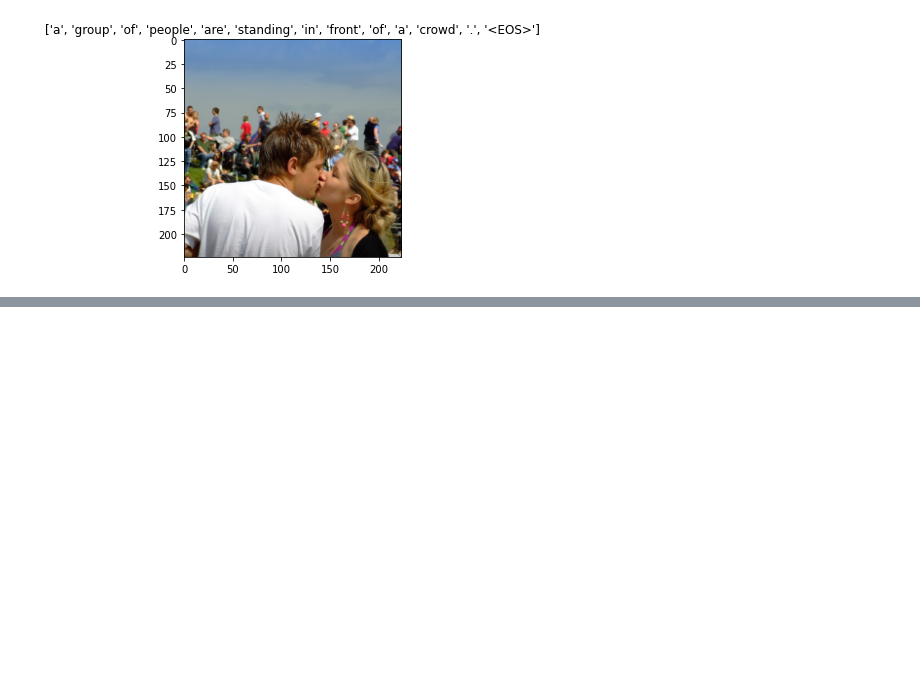
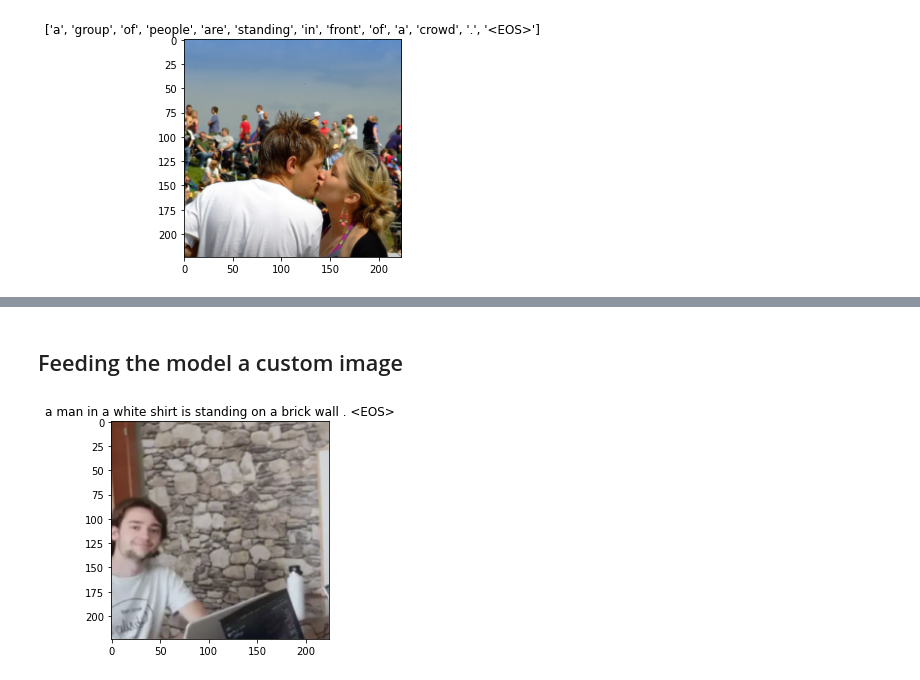
Before and after one commit to DCC-UAB/Image_Captioning, a Jupyter notebook: SRC/Visualization.ipynb, the cells around one changed output, grey strips where cells are left out. Cells and saved outputs as stored; diff of their text form; code cells hidden in the pictures; blank space fills up the shorter version.

```diff
--- a/SRC/Visualization.ipynb
+++ b/SRC/Visualization.ipynb
@@ -33,0 +125,21 @@ show_image(image, caption)
+# %% [markdown]
+## Feeding the model a custom image
+# %%
+# Path to the custom image
+img_location = DATA_LOCATION + '/Custom/us3.png'
+
+# Transforming the image to the correct format
+img = Image.open(img_location)
+img = img.convert("RGB")
+img = transforms(img)
+img = img.unsqueeze(0)
+# %%
+# Feeding the model the image
+features = model.encoder(img.to(device))
+caps, alphas = model.decoder.generate_caption(features, vocab=vocab)
+
+# Showing the caption and the image
+caption = ' '.join(caps)
+show_image(img[0], caption)
+# %% [output]
+[figure, added]
```
Also changed, not shown: parts of 16 cells of this notebook, 1 other file.
